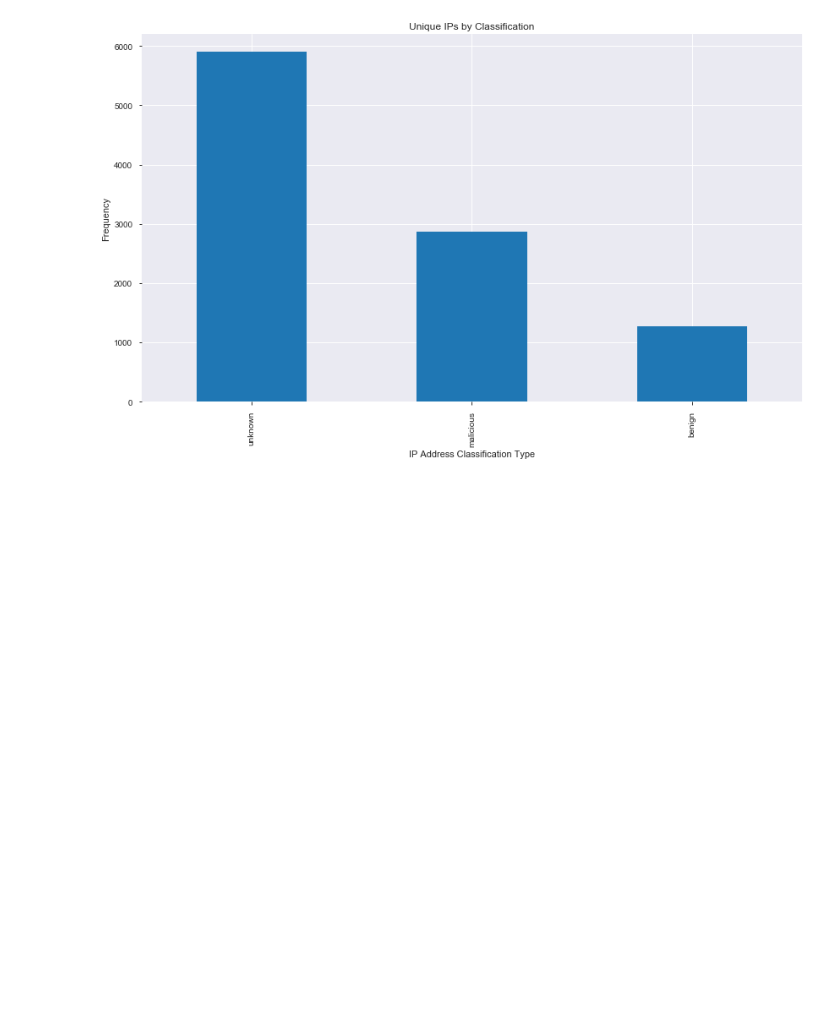
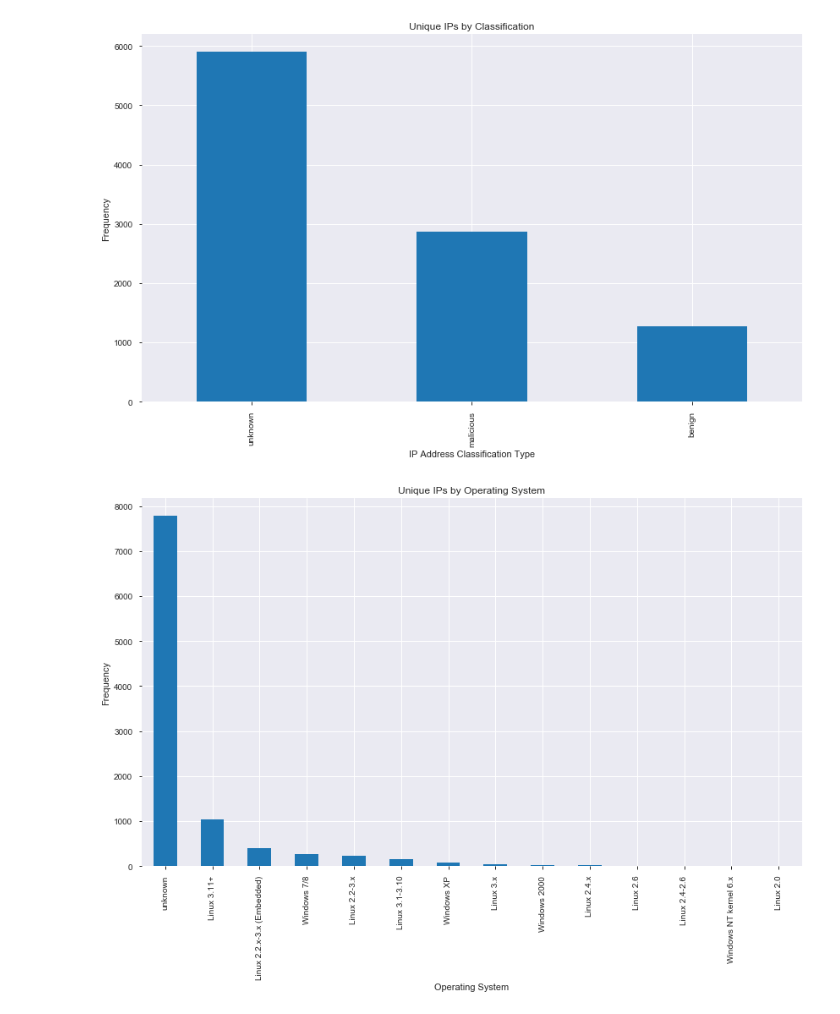
Before and after one commit to normur/ATA_honeypot, a Jupyter notebook: ATA_Honeypot_Analysis .ipynb, the cells around one changed output. Drawn from its saved outputs; the diff is of its cells as text; code cells hidden in the pictures; blank space fills up the shorter version.

```diff
--- a/ATA_Honeypot_Analysis .ipynb
+++ b/ATA_Honeypot_Analysis .ipynb
@@ -192,3 +193,12 @@ ax.set_ylabel("Frequency")
 plt.show()
 # %% [output]
 [figure]
+# %%
+ax = grey_noise_loc['metadata.os'].value_counts().plot(kind='bar',
+                                    figsize=(14,8),
+                                    title="Unique IPs by Operating System")
+ax.set_xlabel("Operating System")
+ax.set_ylabel("Frequency")
+plt.show()
+# %% [output]
+[figure, added]
```
Also changed, not shown: parts of 8 cells of this notebook.
